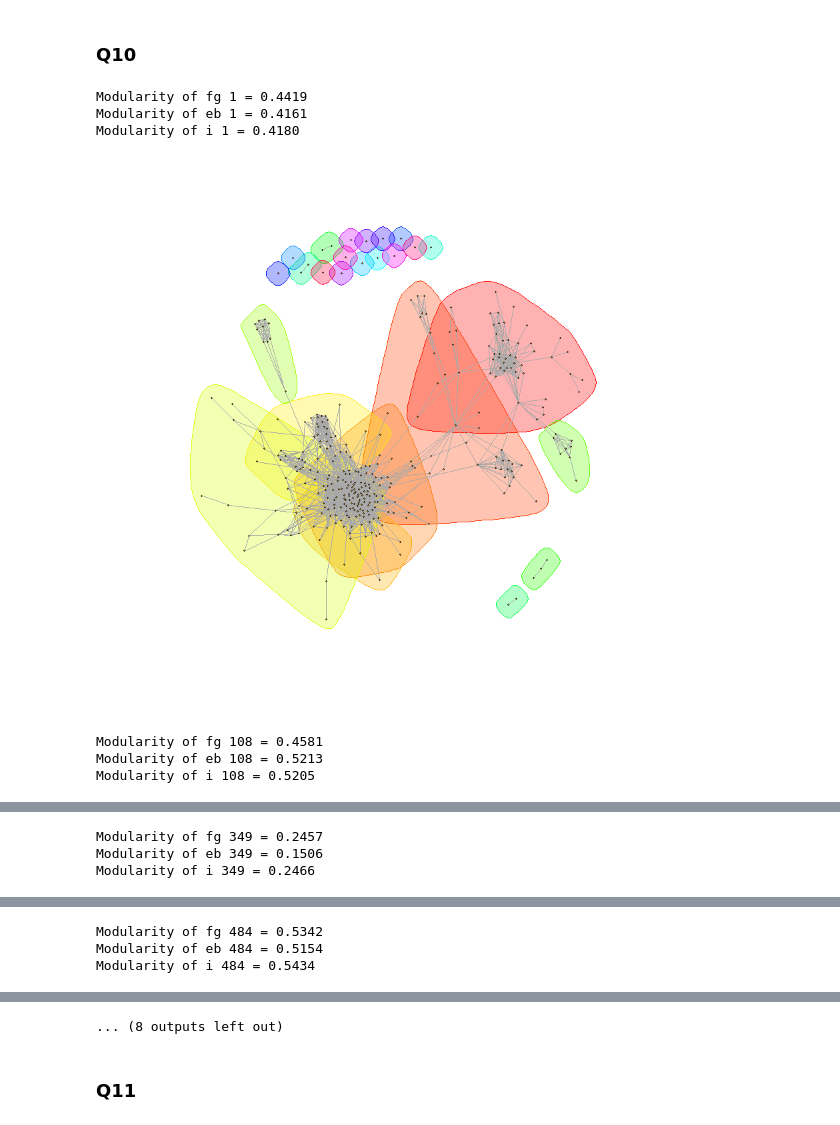
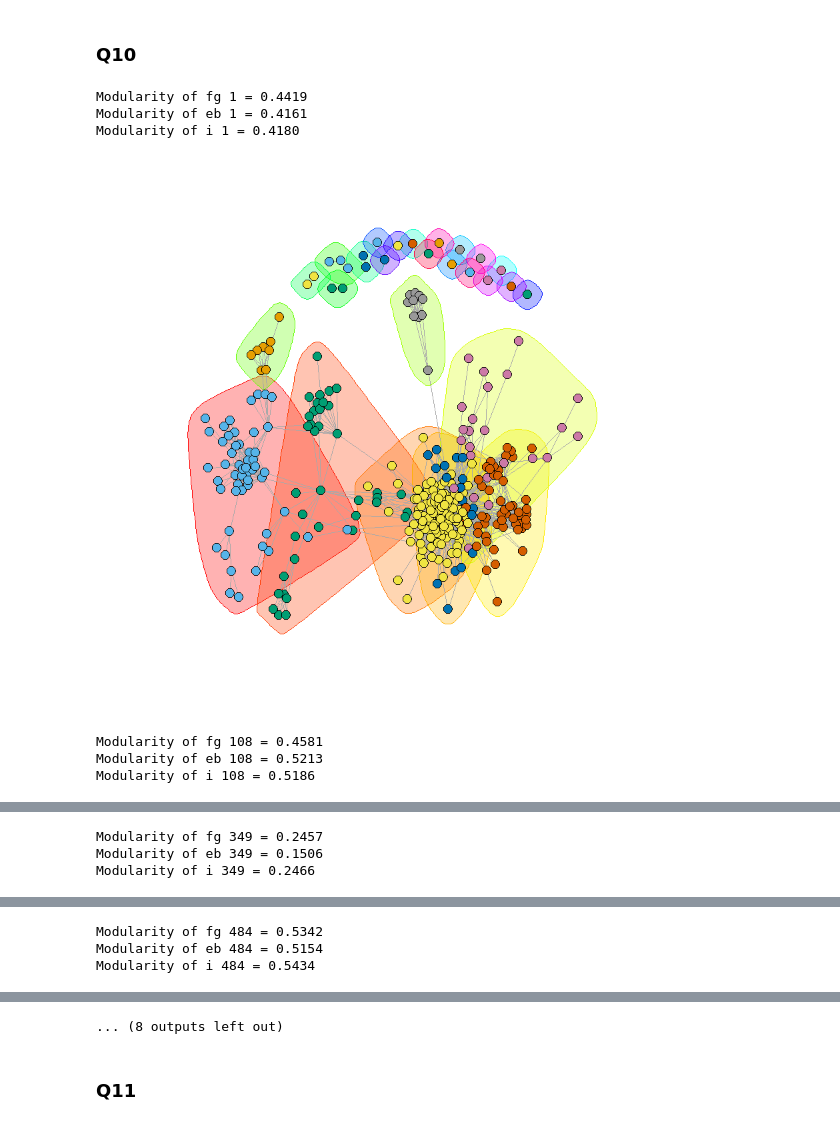
Before and after one commit to vijaysumaravi/ECE232E, a Jupyter notebook: Project2/Part1.ipynb, the cells around one changed output, grey strips where cells are left out. Drawn from its saved outputs; the diff is of its cells as text; code cells hidden in the pictures.

```diff
--- a/Project2/Part1.ipynb
+++ b/Project2/Part1.ipynb
@@ -204,27 +220,35 @@ for(i in 1:length(core_nodes)){
     print(vcount(personalized_1))
     print(ecount(personalized_1))
     comms_fg= cluster_fast_greedy(personalized_1, modularity=TRUE)
+
+    fg_node_color <- comms_fg$membership + 1
+
     comms_eb= cluster_edge_betweenness(personalized_1, modularity=TRUE)
+
+    eb_node_color <- comms_eb$membership + 1
+
     comms_i= cluster_infomap(personalized_1, modularity=TRUE)
+
+    i_node_color <- comms_eb$membership + 1
 
     printf("Modularity of fg %d = %.4f\n", core_node, modularity(comms_fg))
     printf("Modularity of eb %d = %.4f\n", core_node, modularity(comms_eb))
     printf("Modularity of i %d = %.4f\n", core_node, modularity(comms_i))
 
     png(sprintf("plots/p2q1_9_%d_fg.png", core_nodes[i]))
-    plot(personalized_1, mark.groups=groups(comms_fg), vertex.size=1, vertex.label=NA)
+    plot(personalized_1, mark.groups=groups(comms_fg), vertex.size=5, vertex.label=NA,vertex.color=fg_node_color,main=paste("Community Structure (Fast-Greedy, core node ",core_nodes[i],")",collapse=""))
     dev.off()
     png(sprintf("plots/p2q1_9_%d_eb.png", core_nodes[i]))
-    plot(personalized_1, mark.groups=groups(comms_eb), vertex.size=1, vertex.label=NA)
+    plot(personalized_1, mark.groups=groups(comms_eb), vertex.size=5, vertex.label=NA,vertex.color=eb_node_color,main=paste("Community Structure (Edge-betweenness, core node ",core_nodes[i],")",collapse=""))
     dev.off()
     png(sprintf("plots/p2q1_9_%d_i.png", core_nodes[i]))
-    plot(personalized_1, mark.groups=groups(comms_i), vertex.size=1, vertex.label=NA)
+    plot(personalized_1, mark.groups=groups(comms_i), vertex.size=5, vertex.label=NA, vertex.color=i_node_color,main=paste("Community Structure (Infomap, core node ",core_nodes[i],")",collapse=""))
     dev.off()
 
 
-    plot(personalized_1, mark.groups=groups(comms_fg), vertex.size=1, vertex.label=NA)
-    plot(personalized_1, mark.groups=groups(comms_eb), vertex.size=1, vertex.label=NA)
-    plot(personalized_1, mark.groups=groups(comms_i), vertex.size=1, vertex.label=NA)
+    plot(personalized_1, mark.groups=groups(comms_fg), vertex.size=5, vertex.label=NA, vertex.color=fg_node_color,main=paste("Community Structure (Fast-Greedy, core node ",core_nodes[i],")",collapse=""))
+    plot(personalized_1, mark.groups=groups(comms_eb), vertex.size=5, vertex.label=NA, vertex.color=eb_node_color,main=paste("Community Structure (Edge-betweennness, core node ",core_nodes[i],")",collapse=""))
+    plot(personalized_1, mark.groups=groups(comms_i), vertex.size=5, vertex.label=NA, vertex.color=i_node_color,main=paste("Community Structure (Infomap, core node ",core_nodes[i],")",collapse=""))
 }
 # %% [output]
 [1] 348
@@ -259,46 +283,46 @@ Modularity of i 1087 = 0.5153
 # %% [markdown]
 ### Q10
 # %%
-#set_vertex_attr(g, name="id", index=1, value="sdfs")
-# set_vertex_attr(g, "color", value = "red")
-
 core_removed_personalized_networks = array(NA, 5)
 
 for(i in 1:length(core_nodes)){
     core_node = core_nodes[i]
     for(v in V(personalized_networks[[i]])){
         if(vertex_attr(personalized_networks[[i]], index=v, name="id") == core_node){
             core_removed_personalized_network = delete_vertices(personalized_networks[[i]], v)
             #print(vcount(personalized_networks[[i]]))
             #print(vcount(core_removed_personalized_network))
             comms_fg= cluster_fast_greedy(core_removed_personalized_network, modularity=TRUE)
             comms_eb= cluster_edge_betweenness(core_removed_personalized_network, modularity=TRUE)
             comms_i= cluster_infomap(core_removed_personalized_network, modularity=TRUE)
+            fg_node_color <- comms_fg$membership + 1
+            eb_node_color <- comms_eb$membership + 1
+            i_node_color <- comms_i$membership + 1
             printf("Modularity of fg %d = %.4f\n", core_node, modularity(comms_fg))
             printf("Modularity of eb %d = %.4f\n", core_node, modularity(comms_eb))
             printf("Modularity of i %d = %.4f\n", core_node, modularity(comms_i))
 
             png(sprintf("plots/p2q1_10_%d_fg.png", core_node))
-            plot(core_removed_personalized_network, mark.groups=groups(comms_fg), vertex.size=1, vertex.label=NA)
+            plot(core_removed_personalized_network, mark.groups=groups(comms_fg), vertex.size=5, vertex.label=NA, vertex.color=fg_node_color)
             dev.off()
             png(sprintf("plots/p2q1_10_%d_eb.png", core_node))
-            plot(core_removed_personalized_network, mark.groups=groups(comms_eb), vertex.size=1, vertex.label=NA)
+            plot(core_removed_personalized_network, mark.groups=groups(comms_eb), vertex.size=5, vertex.label=NA, vertex.color=eb_node_color)
             dev.off()
             png(sprintf("plots/p2q1_10_%d_i.png", core_node))
-            plot(core_removed_personalized_network, mark.groups=groups(comms_i), vertex.size=1, vertex.label=NA)
+            plot(core_removed_personalized_network, mark.groups=groups(comms_i), vertex.size=5, vertex.label=NA, vertex.color=i_node_color)
             dev.off()
 
-            plot(core_removed_personalized_network, mark.groups=groups(comms_fg), vertex.size=1, vertex.label=NA)
-            plot(core_removed_personalized_network, mark.groups=groups(comms_eb), vertex.size=1, vertex.label=NA)
-            plot(core_removed_personalized_network, mark.groups=groups(comms_i), vertex.size=1, vertex.label=NA)
+            plot(core_removed_personalized_network, mark.groups=groups(comms_fg), vertex.size=5, vertex.label=NA,vertex.color=fg_node_color)
+            plot(core_removed_personalized_network, mark.groups=groups(comms_eb), vertex.size=5, vertex.label=NA,vertex.color=eb_node_color)
+            plot(core_removed_personalized_network, mark.groups=groups(comms_i), vertex.size=5, vertex.label=NA,vertex.color=i_node_color)
         }
     }
 }
 # %% [output]
 Modularity of fg 1 = 0.4419
 Modularity of eb 1 = 0.4161
 Modularity of i 1 = 0.4180
-[figure, old version]
+[figure, new version]
 Modularity of fg 108 = 0.4581
 Modularity of eb 108 = 0.5213
-Modularity of i 108 = 0.5205
+Modularity of i 108 = 0.5186
```
Also changed, not shown: parts of 15 cells of this notebook.
